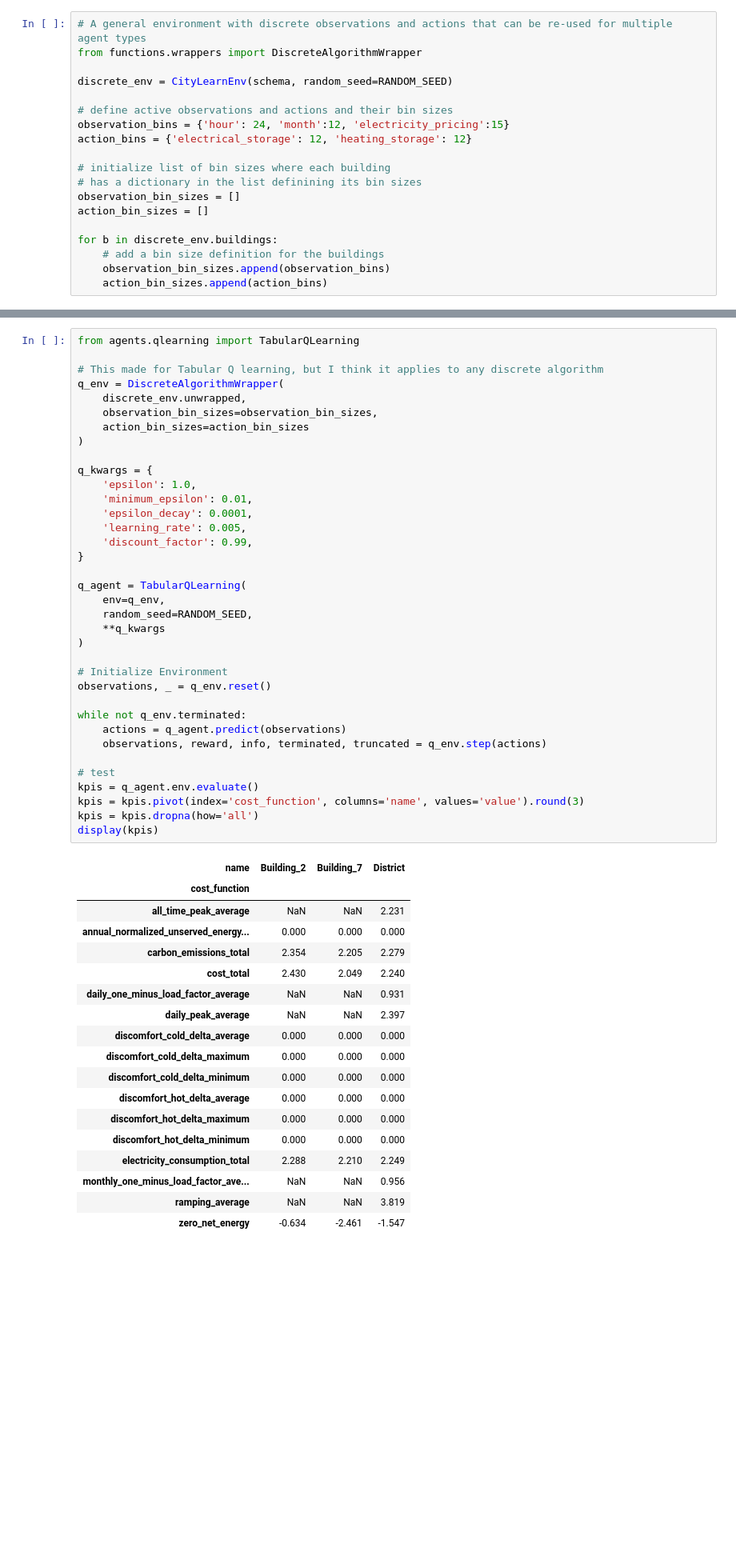
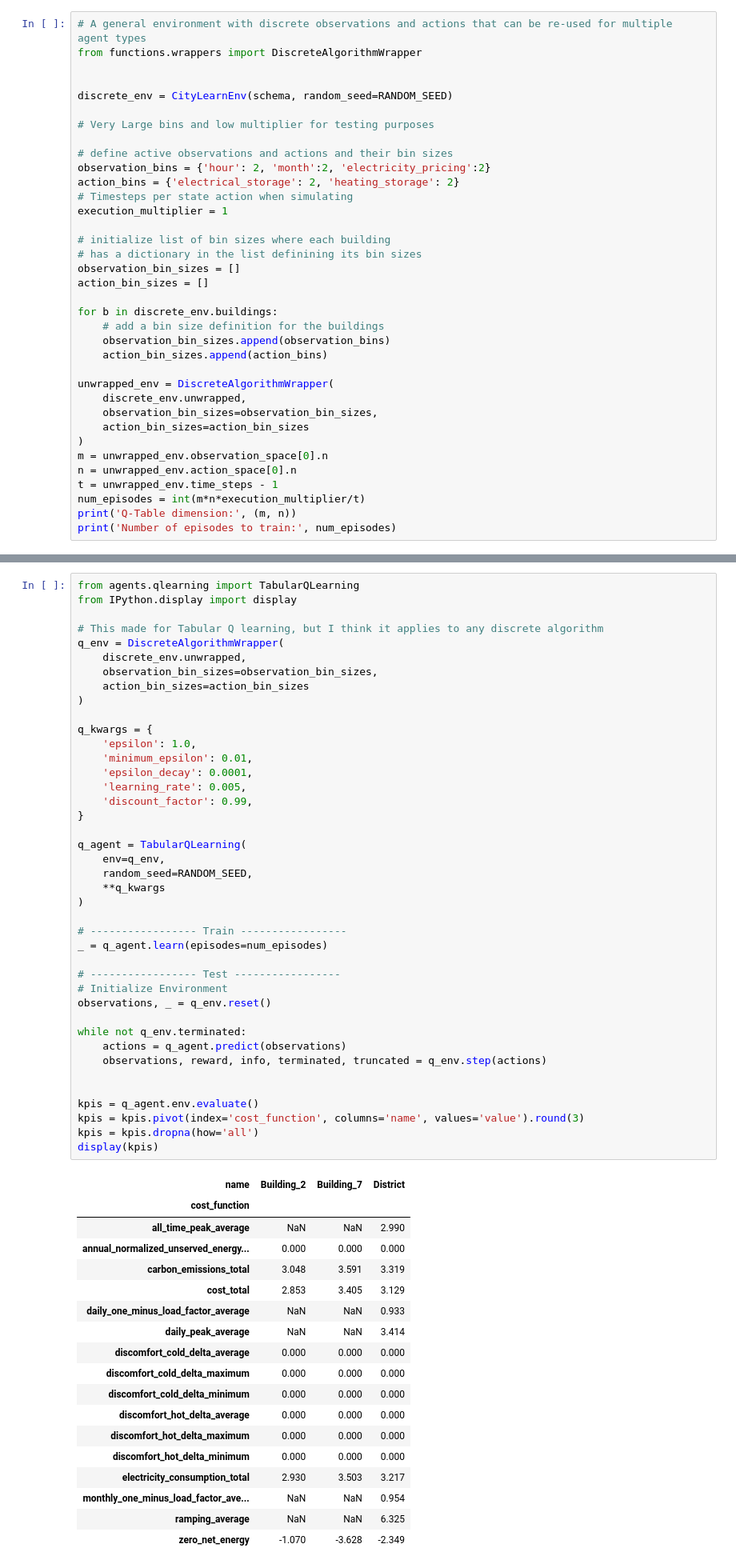
Before and after one commit to CaseyMOwen/Fa24-CS-138-FinalProject, a Jupyter notebook: main.ipynb, the cells around one changed output, grey strips where cells are left out. Shown at 80% size. Drawn from its saved outputs; the diff is of its cells as text; blank space fills up the shorter version.

```diff
--- a/main.ipynb
+++ b/main.ipynb
@@ -83,11 +83,16 @@ display(kpis)
 # A general environment with discrete observations and actions that can be re-used for multiple agent types
 from functions.wrappers import DiscreteAlgorithmWrapper
 
+
 discrete_env = CityLearnEnv(schema, random_seed=RANDOM_SEED)
 
+# Very Large bins and low multiplier for testing purposes
+
 # define active observations and actions and their bin sizes
-observation_bins = {'hour': 24, 'month':12, 'electricity_pricing':15}
-action_bins = {'electrical_storage': 12, 'heating_storage': 12}
+observation_bins = {'hour': 2, 'month':2, 'electricity_pricing':2}
+action_bins = {'electrical_storage': 2, 'heating_storage': 2}
+# Timesteps per state action when simulating
+execution_multiplier = 1
 
 # initialize list of bin sizes where each building
 # has a dictionary in the list definining its bin sizes
@@ -98,3 +103,15 @@ for b in discrete_env.buildings:
     # add a bin size definition for the buildings
     observation_bin_sizes.append(observation_bins)
     action_bin_sizes.append(action_bins)
+
+unwrapped_env = DiscreteAlgorithmWrapper(
+    discrete_env.unwrapped,
+    observation_bin_sizes=observation_bin_sizes,
+    action_bin_sizes=action_bin_sizes
+)
+m = unwrapped_env.observation_space[0].n
+n = unwrapped_env.action_space[0].n
+t = unwrapped_env.time_steps - 1
+num_episodes = int(m*n*execution_multiplier/t)
+print('Q-Table dimension:', (m, n))
+print('Number of episodes to train:', num_episodes)
@@ -104,6 +124,7 @@ for b in discrete_env.buildings:
 Sampling based on CityLearn Implementation to create framework for how we will test and implement our new algorithms
 # %%
 from agents.qlearning import TabularQLearning
+from IPython.display import display
 
 # This made for Tabular Q learning, but I think it applies to any discrete algorithm
 q_env = DiscreteAlgorithmWrapper(
@@ -113,50 +134,54 @@ q_env = DiscreteAlgorithmWrapper(
 )
 
 q_kwargs = {
     'epsilon': 1.0,
     'minimum_epsilon': 0.01,
     'epsilon_decay': 0.0001,
     'learning_rate': 0.005,
     'discount_factor': 0.99,
 }
 
 q_agent = TabularQLearning(
     env=q_env,
     random_seed=RANDOM_SEED,
     **q_kwargs
 )
 
+# ----------------- Train -----------------
+_ = q_agent.learn(episodes=num_episodes)
+
+# ----------------- Test -----------------
 # Initialize Environment
 observations, _ = q_env.reset()
 
 while not q_env.terminated:
     actions = q_agent.predict(observations)
     observations, reward, info, terminated, truncated = q_env.step(actions)
 
-# test
+
 kpis = q_agent.env.evaluate()
 kpis = kpis.pivot(index='cost_function', columns='name', values='value').round(3)
 kpis = kpis.dropna(how='all')
 display(kpis)
 # %% [output]
 | name | Building_2 | Building_7 | District |
 | cost_function |  |  |  |
-| all_time_peak_average | NaN | NaN | 2.231 |
+| all_time_peak_average | NaN | NaN | 2.990 |
 | annual_normalized_unserved_energy... | 0.000 | 0.000 | 0.000 |
-| carbon_emissions_total | 2.354 | 2.205 | 2.279 |
-| cost_total | 2.430 | 2.049 | 2.240 |
-| daily_one_minus_load_factor_average | NaN | NaN | 0.931 |
-| daily_peak_average | NaN | NaN | 2.397 |
+| carbon_emissions_total | 3.048 | 3.591 | 3.319 |
+| cost_total | 2.853 | 3.405 | 3.129 |
+| daily_one_minus_load_factor_average | NaN | NaN | 0.933 |
+| daily_peak_average | NaN | NaN | 3.414 |
 | discomfort_cold_delta_average | 0.000 | 0.000 | 0.000 |
 | discomfort_cold_delta_maximum | 0.000 | 0.000 | 0.000 |
 | discomfort_cold_delta_minimum | 0.000 | 0.000 | 0.000 |
 | discomfort_hot_delta_average | 0.000 | 0.000 | 0.000 |
 | discomfort_hot_delta_maximum | 0.000 | 0.000 | 0.000 |
 | discomfort_hot_delta_minimum | 0.000 | 0.000 | 0.000 |
-| electricity_consumption_total | 2.288 | 2.210 | 2.249 |
-| monthly_one_minus_load_factor_ave... | NaN | NaN | 0.956 |
-| ramping_average | NaN | NaN | 3.819 |
-| zero_net_energy | -0.634 | -2.461 | -1.547 |
+| electricity_consumption_total | 2.930 | 3.503 | 3.217 |
+| monthly_one_minus_load_factor_ave... | NaN | NaN | 0.954 |
+| ramping_average | NaN | NaN | 6.325 |
+| zero_net_energy | -1.070 | -3.628 | -2.349 |
 # %% [markdown]
 ## Sarsa
 # %%
```
Also changed, not shown: parts of 4 cells of this notebook, 1 other file.
